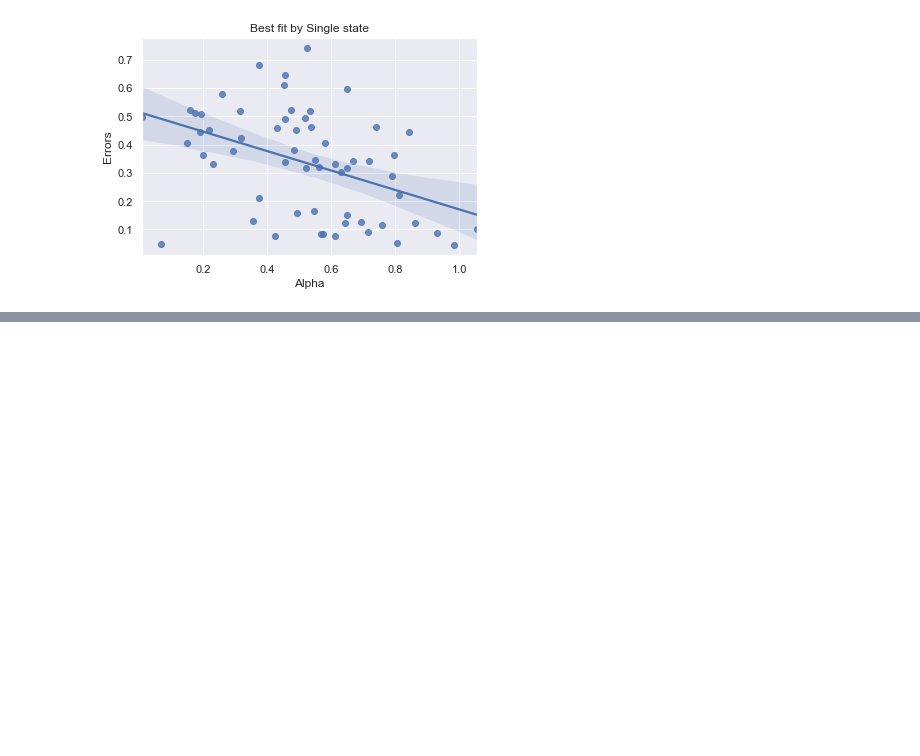
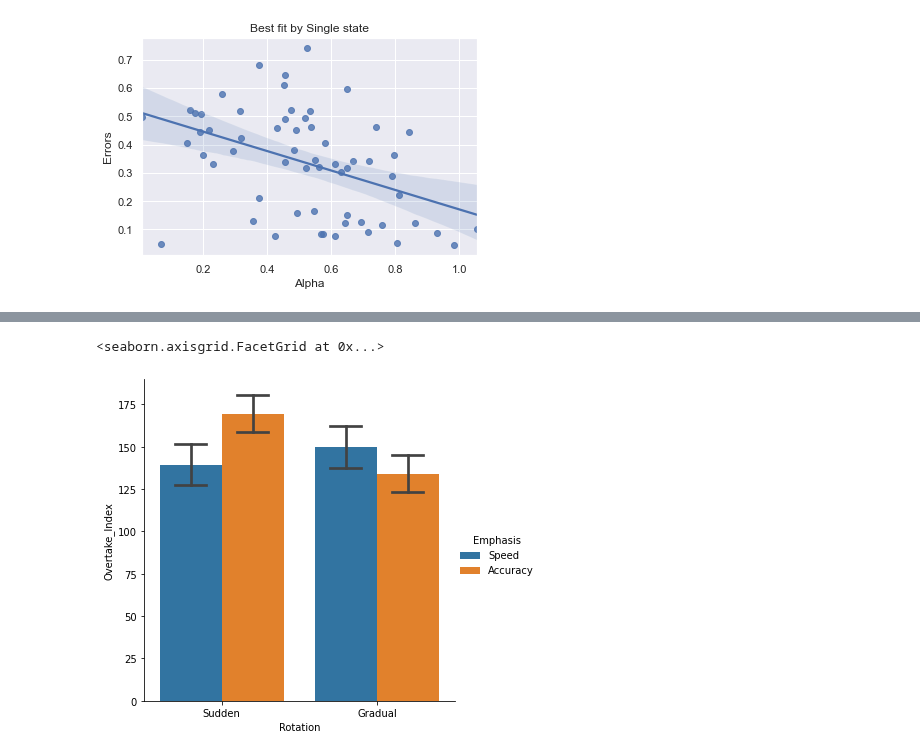
Before and after one commit to tejas-savalia/Lab-Codes, a Jupyter notebook: Psychtoolbox/Visuomotor_Adaptation_Tablet/python_scripts/parameter_comparison.ipynb, the cells around one changed output, grey strips where cells are left out. Cells and saved outputs as stored; diff of their text form; code cells hidden in the pictures; blank space fills up the shorter version.

```diff
--- a/Psychtoolbox/Visuomotor_Adaptation_Tablet/python_scripts/parameter_comparison.ipynb
+++ b/Psychtoolbox/Visuomotor_Adaptation_Tablet/python_scripts/parameter_comparison.ipynb
@@ -196,0 +174,26 @@ parameters_means['Errors'] = np.mean(curvatures_smooth[:, -1, :], axis = 1)
+# %%
+num_trials = 704
+model_errors_fast = np.zeros((100, 60, num_trials))
+model_errors_slow = np.zeros((100, 60, num_trials))
+
+for i in range(100):
+    for participant in range(60):
+        if participant%4 == 0 or participant%4 == 1:
+
+            model_errors_fast[i][participant]  = dual_model_sudden(704, fits_dual[i][participant][0], fits_dual[i][participant][1], fits_dual[i][participant][2], fits_dual[i][participant][3])[2]
+            model_errors_slow[i][participant]  = dual_model_sudden(704, fits_dual[i][participant][0], fits_dual[i][participant][1], fits_dual[i][participant][2], fits_dual[i][participant][3])[3]
+
+        else:
+            model_errors_fast[i][participant] = dual_model_gradual(num_trials, fits_dual[i][participant][0], fits_dual[i][participant][1], fits_dual[i][participant][2], fits_dual[i][participant][3])[2]
+            model_errors_slow[i][participant] = dual_model_gradual(num_trials, fits_dual[i][participant][0], fits_dual[i][participant][1], fits_dual[i][participant][2], fits_dual[i][participant][3])[3]
+# %%
+overtake_index = np.zeros((100, 60))
+for i in range(100):
+    for participant in range(60):
+        overtake_index[i][participant] = np.max((model_errors_fast[i][participant] >= model_errors_slow[i][participant]).nonzero())
+# %%
+overtake_df = pd.DataFrame({'Participant_Id': np.tile(np.arange(60), 100),
+              'Rotation': np.tile(['Sudden', 'Sudden', 'Gradual', 'Gradual'], 15*100),
+              'Emphasis': np.tile(['Speed', 'Accuracy'], 30*100),
+              'Overtake_Index': np.ravel(overtake_index)
+             })
@@ -196,0 +202,7 @@ parameters_means['Errors'] = np.mean(curvatures_smooth[:, -1, :], axis = 1)
+# %%
+sns.catplot(data = overtake_df,
+           x = 'Rotation', y = 'Overtake_Index', hue = 'Emphasis',
+                kind = 'bar', capsize = 0.2)
+# %% [output]
+<seaborn.axisgrid.FacetGrid at 0x...>
+[figure, added]
```
Also changed, not shown: parts of 13 cells of this notebook, 6 other files.
